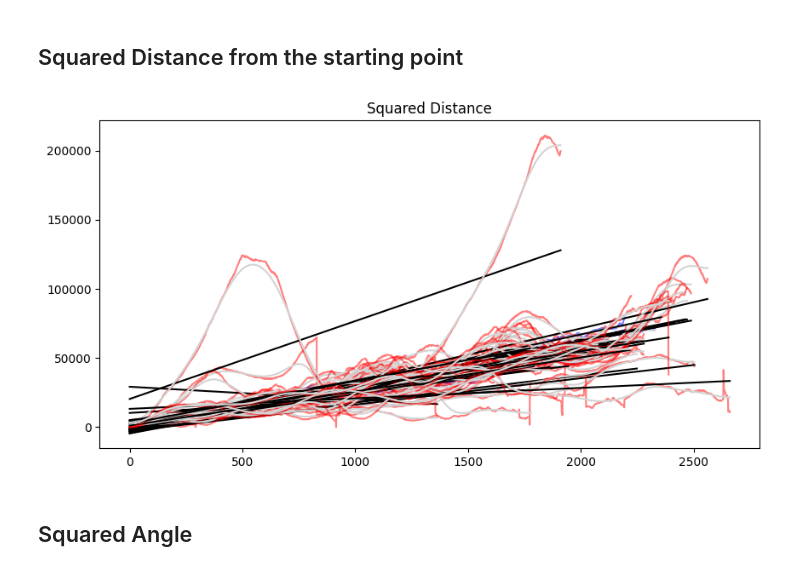
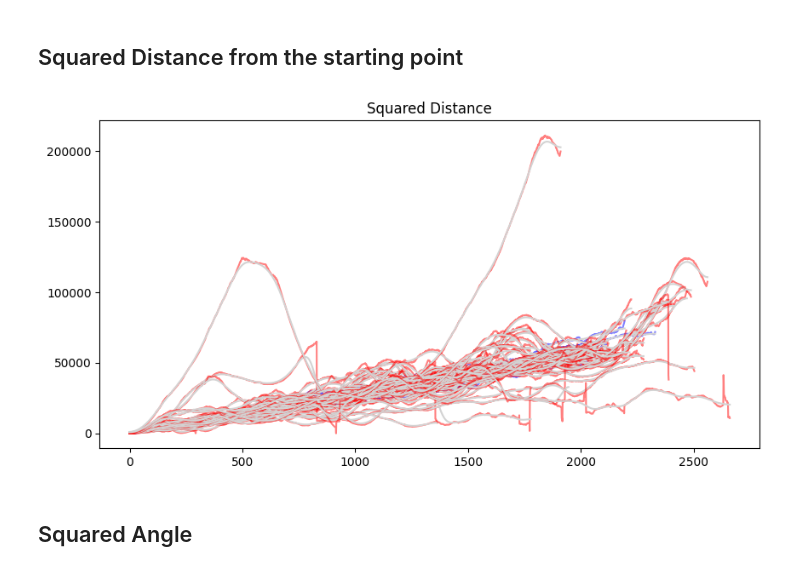
Before and after one commit to Falk0/AIA, a Jupyter notebook: run_all_files_cleaned.ipynb, the cells around one changed output. Saved outputs shown, nothing was run; the diff lists cells and outputs as text; code cells hidden in the pictures.

```diff
--- a/run_all_files_cleaned.ipynb
+++ b/run_all_files_cleaned.ipynb
@@ -64,11 +64,11 @@ for file_path in os.listdir(path):
     all_paths.append(trace_path)
 
     if first:
-        plt.imshow(img)
+        plt.imshow(img,  'grey')
         plt.show()
-        plt.imshow(cut_img_cropped)
+        plt.imshow(cut_img_cropped,  'grey')
         plt.show()
-        plt.imshow(skeleton_img_cropped)
+        plt.imshow(skeleton_img_cropped, 'grey')
         plt.show()
         plt_traced(trace_path, file_path)
     first = False
@@ -100,29 +100,36 @@ parkinson_dynamic9.tiff
 # %%
 df = {}
 
 plt.figure(figsize=(10, 5))
 for d2, name in zip(trace_distances_all, names):
     df[name] = {}
     if True: #not 'dynamic' in name:
         x = np.array([k for k in range(len(d2))]).reshape((-1, 1))
         reg = LinearRegression().fit(x, d2)
         pred = reg.predict(x)
-        filtered = gaussian_filter1d(d2, 60)
-
+        pad = 0
+        d2 = list([0.0 for _ in range(pad)]) + list(d2)
+        #print(d2)
+        filtered = gaussian_filter1d(d2, 160)[pad:]
+        filtered2 = gaussian_filter1d(d2, 30)[pad:]
+        filtered3 = gaussian_filter1d(d2, 5)[pad:]
+        d2 = d2[pad:]
 
         color = 'red' if 'parkinson' in name else 'blue'
         plt.plot(d2, c=color, alpha=0.5)
-        plt.plot(pred, c='k')
-        plt.plot(filtered, c='lightgrey')
+        #plt.plot(pred, c='k')
+        plt.plot(filtered2, c='lightgrey')
 
         df[name]['dist2'] = d2
         df[name]['dist2_linreg'] = pred
         df[name]['dist2_filtered'] = filtered
+        df[name]['dist2_filtered2'] = filtered2
+        df[name]['dist2_filtered3'] = filtered3
 
 plt.title('Squared Distance')
 plt.show()
 # %% [output]
-[figure, old version]
+[figure, new version]
 # %% [markdown]
 ## Squared Angle
 # %%
```
Also changed, not shown: parts of 13 cells of this notebook.
